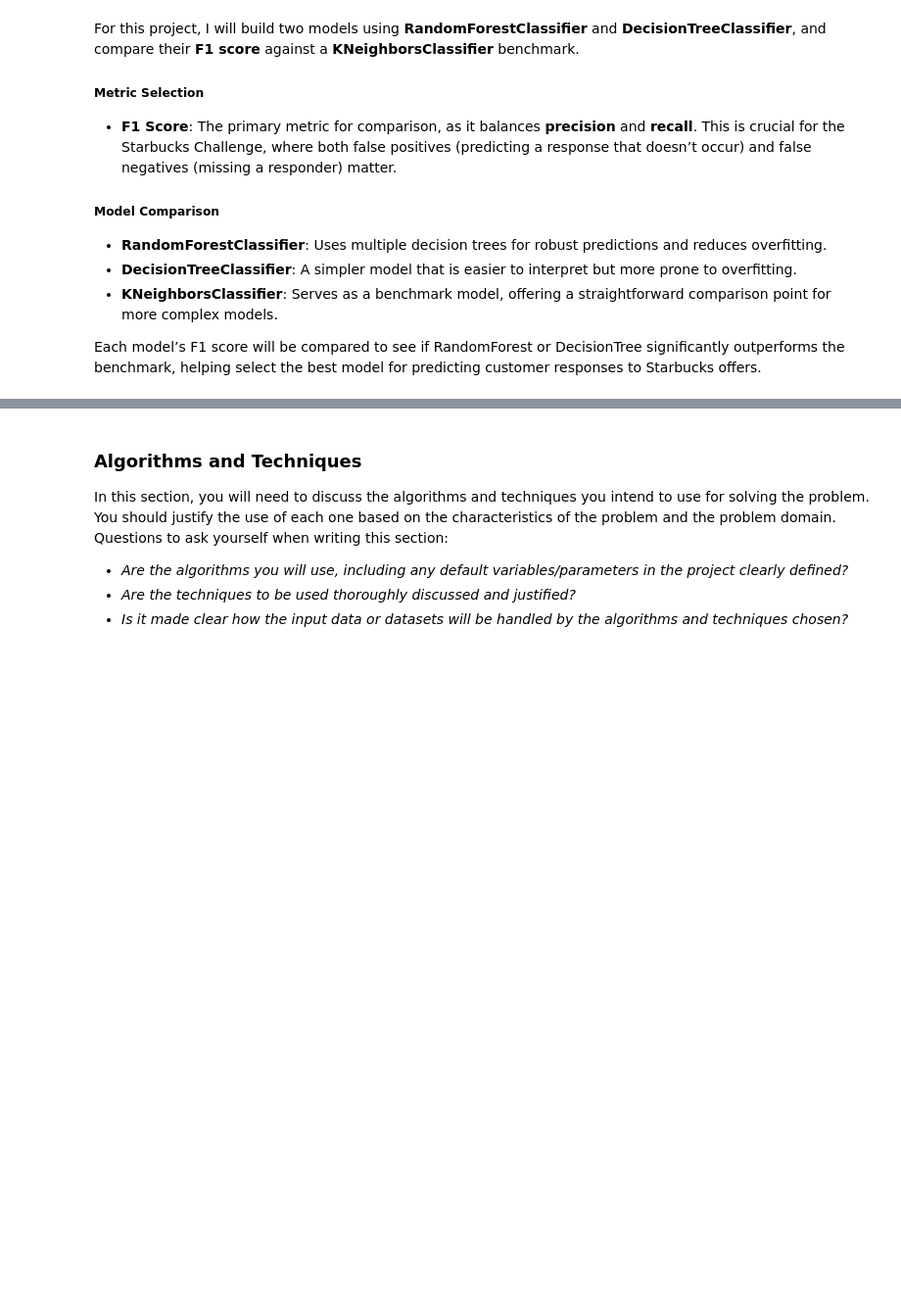
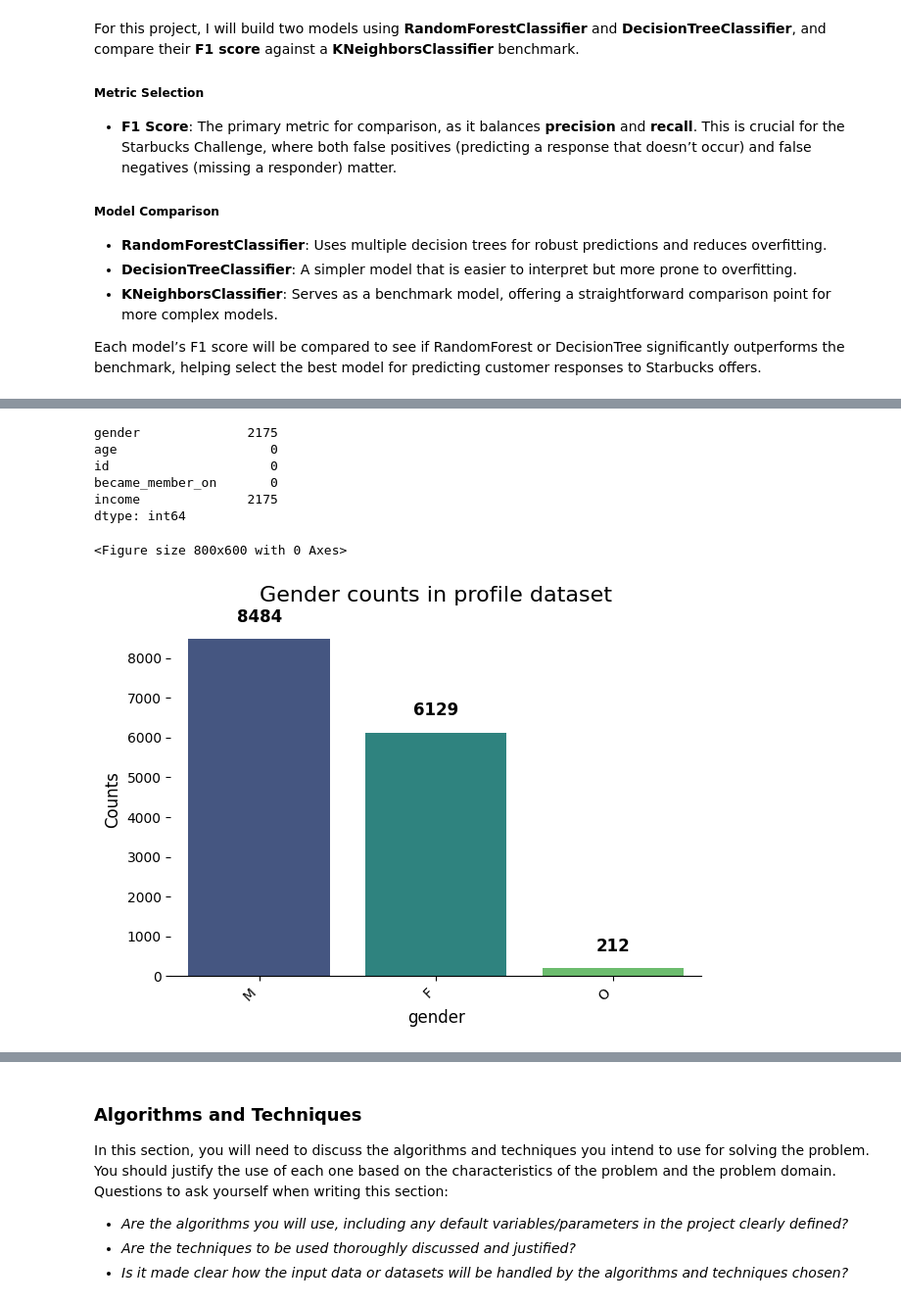
Before and after one commit to Ermess94/capstone-project-udacity, a Jupyter notebook: project_report.ipynb, the cells around one changed output, grey strips where cells are left out. Shown: that part at 98% size. Cells and saved outputs as stored; diff of their text form; code cells hidden in the pictures; blank space fills up the shorter version.

```diff
--- a/project_report.ipynb
+++ b/project_report.ipynb
@@ -84,0 +105,6 @@ In this section, you will need to provide some form of visualization that summar
+# %%
+import pandas as pd
+
+profile_df = pd.read_json('datasets/profile.json', orient='records', lines=True)
+transcript_df = pd.read_json('datasets/transcript.json', orient='records', lines=True)
+portfolio_df = pd.read_json('datasets/portfolio.json', orient='records', lines=True)
@@ -84,0 +214,15 @@ In this section, you will need to provide some form of visualization that summar
+# %%
+#Check for null values
+profile_df.isnull().sum()
+# %% [output]
+gender              2175
+age                    0
+id                     0
+became_member_on       0
+income              2175
+dtype: int64
+# %%
+column_bar_plot(profile_df, 'gender', 'Gender counts in profile dataset')
+# %% [output]
+<Figure size 800x600 with 0 Axes>
+[figure, added]
```
Also changed, not shown: parts of 35 cells of this notebook.
